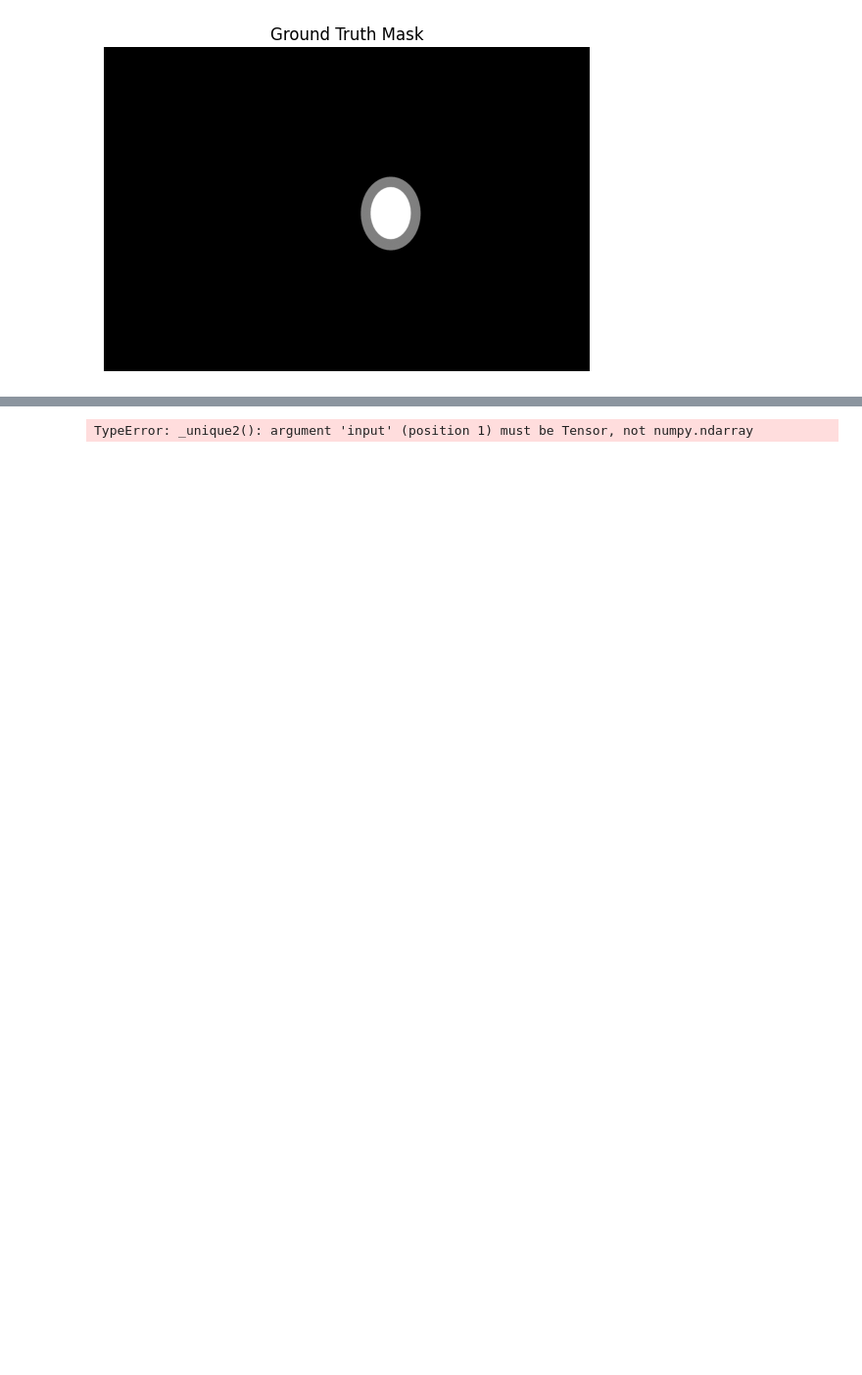
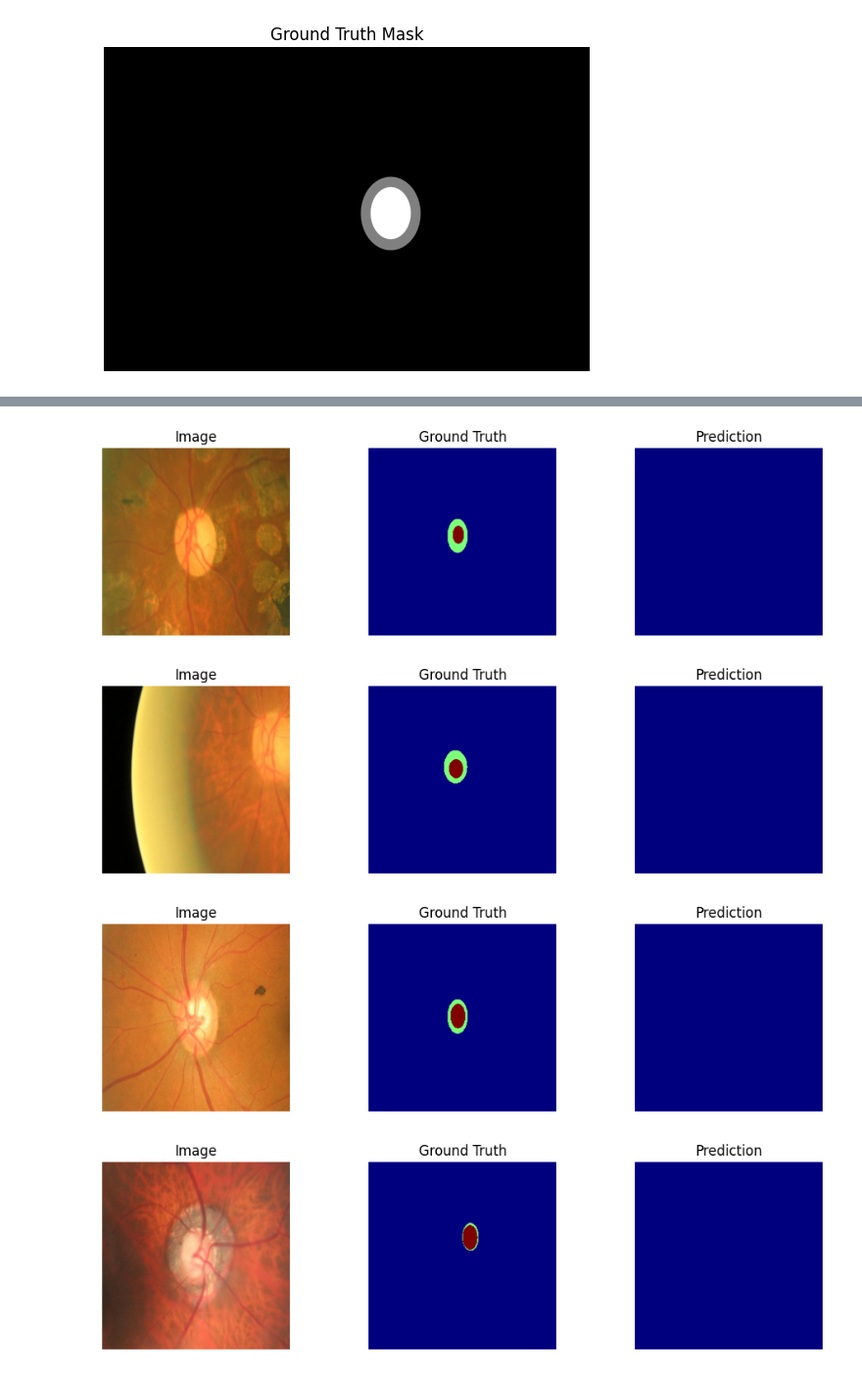
Before and after one commit to Aymanahmed-23/Glucoma-detection, a Jupyter notebook: od_oc_segmentation.ipynb, the cells around one changed output, grey strips where cells are left out. Shown at 98% size. Cells and saved outputs as stored; diff of their text form; code cells hidden in the pictures; blank space fills up the shorter version.

```diff
--- a/od_oc_segmentation.ipynb
+++ b/od_oc_segmentation.ipynb
@@ -123,13 +173,0 @@ test_dataset = ROISegmentationDataset(test_imgs, test_masks)
-# %%
-train_loader = DataLoader(train_dataset, batch_size=8, shuffle=True)
-test_loader = DataLoader(test_dataset, batch_size=8, shuffle=False)
-# %%
-# Example: device selection
-device = torch.device("cuda" if torch.cuda.is_available() else "cpu")
-
-# Move model to device
-model = model.to(device)
-
-# Example loss and optimizer (customize as needed)
-criterion = torch.nn.BCEWithLogitsLoss()  # for binary segmentation
-optimizer = torch.optim.Adam(model.parameters(), lr=1e-3)
@@ -197,8 +173,0 @@ def train_unet(model, train_loader, criterion, optimizer, device, epochs=5):
-# %%
-model = UNet(in_channels=3, out_channels=3)
-criterion = nn.CrossEntropyLoss()
-optimizer = torch.optim.Adam(model.parameters(), lr=1e-3)
-device = torch.device('cuda' if torch.cuda.is_available() else 'cpu')
-
-# Make sure you call your training function!
-train_unet(model, train_loader, criterion, optimizer, device, epochs=5)
@@ -235,4 +174,29 @@ with torch.no_grad():
-# %%
-print(torch.unique(masks))
-# %% [output]
-TypeError: _unique2(): argument 'input' (position 1) must be Tensor, not numpy.ndarray
+# %%
+model.eval()
+with torch.no_grad():
+    images, masks = next(iter(test_loader))
+    images = images.to(device)
+    outputs = model(images)
+    preds = outputs.argmax(1).cpu()  # (B, H, W)
+    images = images.cpu()
+
+for i in range(min(4, images.shape[0])):
+    plt.figure(figsize=(12,3))
+    plt.subplot(1,3,1)
+    plt.imshow(images[i].permute(1,2,0))
+    plt.title('Image')
+    plt.axis('off')
+    plt.subplot(1,3,2)
+    plt.imshow(masks[i], cmap='jet', vmin=0, vmax=2)
+    plt.title('Ground Truth')
+    plt.axis('off')
+    plt.subplot(1,3,3)
+    plt.imshow(preds[i], cmap='jet', vmin=0, vmax=2)
+    plt.title('Prediction')
+    plt.axis('off')
+    plt.show()
+# %% [output]
+[figure, added]
+[figure, added]
+[figure, added]
+[figure, added]
```
Also changed, not shown: parts of 8 cells of this notebook.
